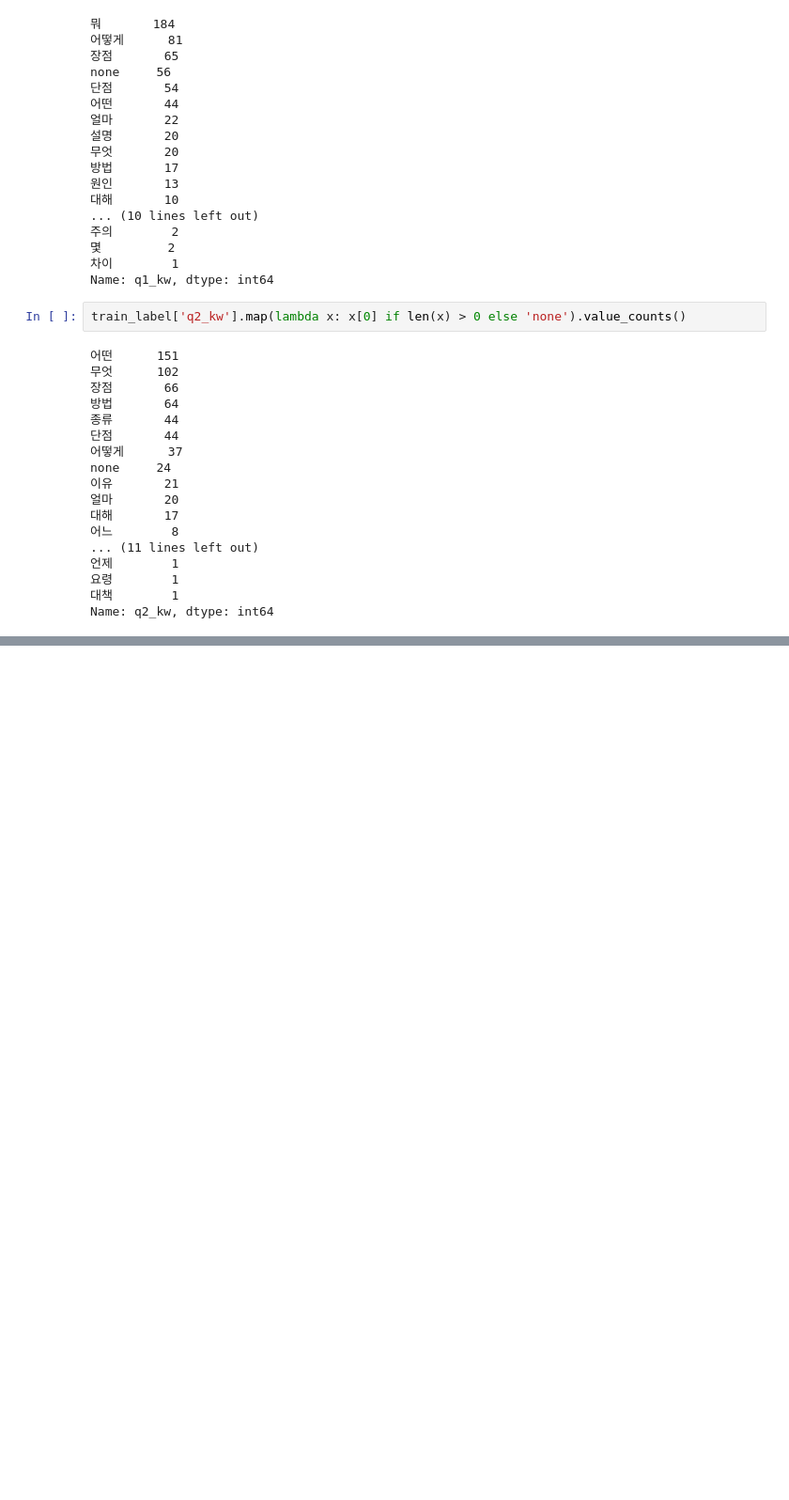
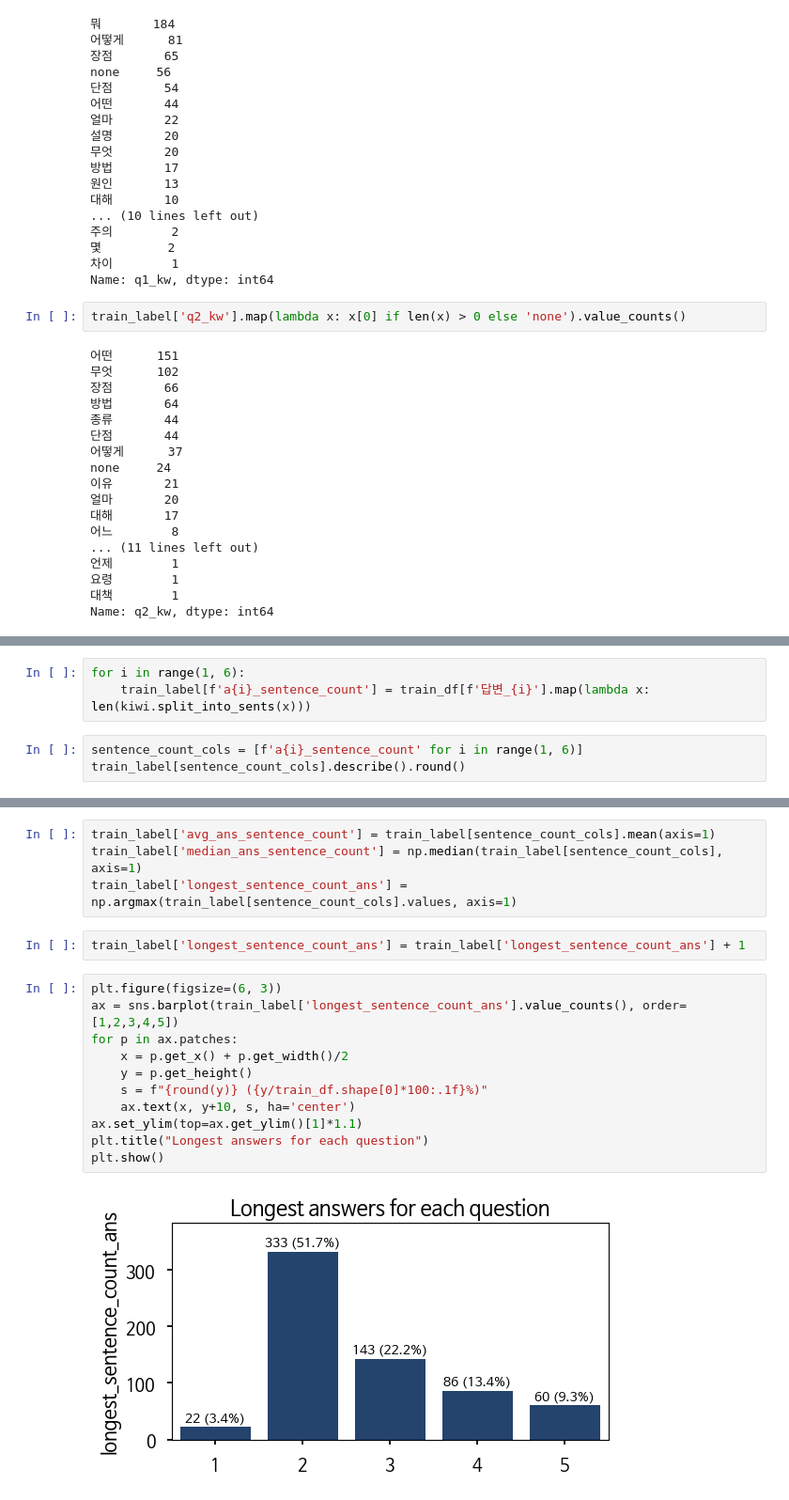
Before and after one commit to Five-Star-Station/Hansol_QA, a Jupyter notebook: simso/dacon_hansol_qa_eda.ipynb, the cells around one changed output, grey strips where cells are left out. Shown at 94% size. Cells and saved outputs as stored; diff of their text form; blank space fills up the shorter version.

```diff
--- a/simso/dacon_hansol_qa_eda.ipynb
+++ b/simso/dacon_hansol_qa_eda.ipynb
@@ -331,0 +366,6 @@ Name: q2_kw, dtype: int64
+# %%
+for i in range(1, 6):
+    train_label[f'a{i}_sentence_count'] = train_df[f'답변_{i}'].map(lambda x: len(kiwi.split_into_sents(x)))
+# %%
+sentence_count_cols = [f'a{i}_sentence_count' for i in range(1, 6)]
+train_label[sentence_count_cols].describe().round()
@@ -331,0 +382,19 @@ Name: q2_kw, dtype: int64
+# %%
+train_label['avg_ans_sentence_count'] = train_label[sentence_count_cols].mean(axis=1)
+train_label['median_ans_sentence_count'] = np.median(train_label[sentence_count_cols], axis=1)
+train_label['longest_sentence_count_ans'] = np.argmax(train_label[sentence_count_cols].values, axis=1)
+# %%
+train_label['longest_sentence_count_ans'] = train_label['longest_sentence_count_ans'] + 1
+# %%
+plt.figure(figsize=(6, 3))
+ax = sns.barplot(train_label['longest_sentence_count_ans'].value_counts(), order=[1,2,3,4,5])
+for p in ax.patches:
+    x = p.get_x() + p.get_width()/2
+    y = p.get_height()
+    s = f"{round(y)} ({y/train_df.shape[0]*100:.1f}%)"
+    ax.text(x, y+10, s, ha='center')
+ax.set_ylim(top=ax.get_ylim()[1]*1.1)
+plt.title("Longest answers for each question")
+plt.show()
+# %% [output]
+[figure, added]
```
Also changed, not shown: parts of 16 cells of this notebook.
